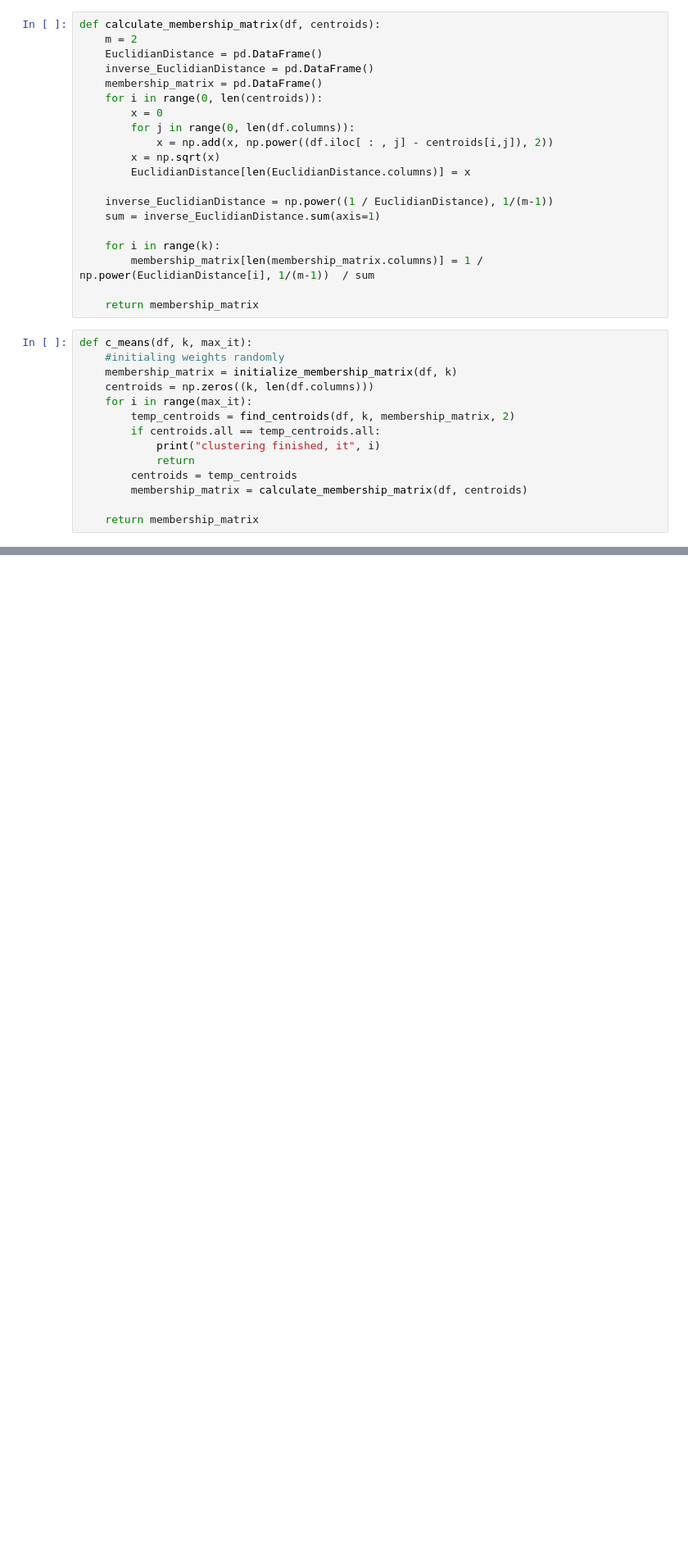
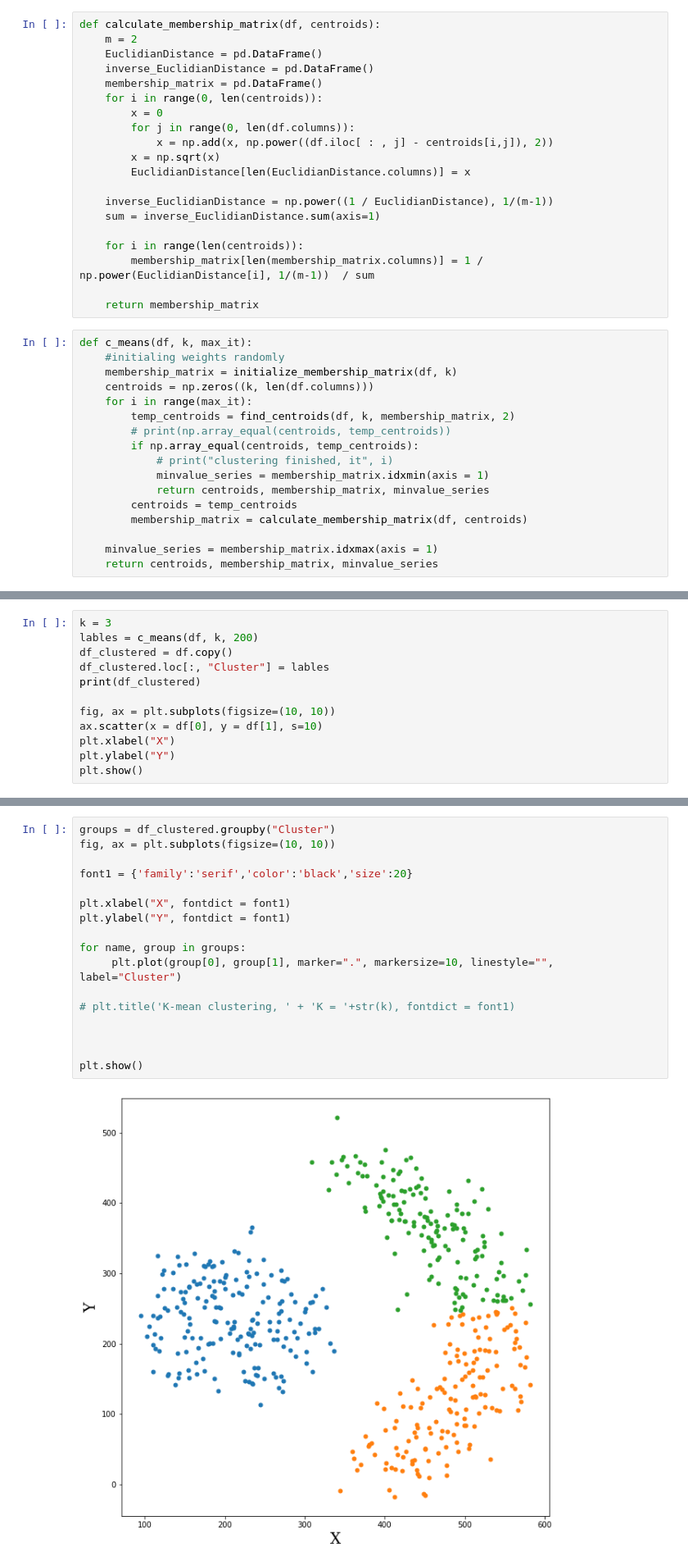
Before and after one commit to Hosein-Beheshti/CI-Fuzzy-C-means, a Jupyter notebook: FCM.ipynb, the cells around one changed output, grey strips where cells are left out. Shown at 82% size. Drawn from its saved outputs; the diff is of its cells as text; blank space fills up the shorter version.

```diff
--- a/FCM.ipynb
+++ b/FCM.ipynb
@@ -39,7 +39,7 @@ def calculate_membership_matrix(df, centroids):
     inverse_EuclidianDistance = np.power((1 / EuclidianDistance), 1/(m-1))
     sum = inverse_EuclidianDistance.sum(axis=1)
 
-    for i in range(k):
+    for i in range(len(centroids)):
         membership_matrix[len(membership_matrix.columns)] = 1 / np.power(EuclidianDistance[i], 1/(m-1))  / sum
 
     return membership_matrix
@@ -50,10 +50,13 @@ def c_means(df, k, max_it):
     centroids = np.zeros((k, len(df.columns)))
     for i in range(max_it):
         temp_centroids = find_centroids(df, k, membership_matrix, 2)
-        if centroids.all == temp_centroids.all:
-            print("clustering finished, it", i)
-            return
+        # print(np.array_equal(centroids, temp_centroids))
+        if np.array_equal(centroids, temp_centroids):
+            # print("clustering finished, it", i)
+            minvalue_series = membership_matrix.idxmin(axis = 1)
+            return centroids, membership_matrix, minvalue_series
         centroids = temp_centroids
         membership_matrix = calculate_membership_matrix(df, centroids)
 
-    return membership_matrix
+    minvalue_series = membership_matrix.idxmax(axis = 1)
+    return centroids, membership_matrix, minvalue_series
@@ -82,0 +115,12 @@ UnboundLocalError: local variable 'centroids' referenced before assignment
+# %%
+k = 3
+lables = c_means(df, k, 200)
+df_clustered = df.copy()
+df_clustered.loc[:, "Cluster"] = lables
+print(df_clustered)
+
+fig, ax = plt.subplots(figsize=(10, 10))
+ax.scatter(x = df[0], y = df[1], s=10)
+plt.xlabel("X")
+plt.ylabel("Y")
+plt.show()
@@ -82,0 +129,19 @@ UnboundLocalError: local variable 'centroids' referenced before assignment
+# %%
+groups = df_clustered.groupby("Cluster")
+fig, ax = plt.subplots(figsize=(10, 10))
+
+font1 = {'family':'serif','color':'black','size':20}
+
+plt.xlabel("X", fontdict = font1)
+plt.ylabel("Y", fontdict = font1)
+
+for name, group in groups:
+     plt.plot(group[0], group[1], marker=".", markersize=10, linestyle="", label="Cluster")
+
+# plt.title('K-mean clustering, ' + 'K = '+str(k), fontdict = font1)
+
+
+
+plt.show()
+# %% [output]
+[figure, added]
```
Also changed, not shown: parts of 9 cells of this notebook.
